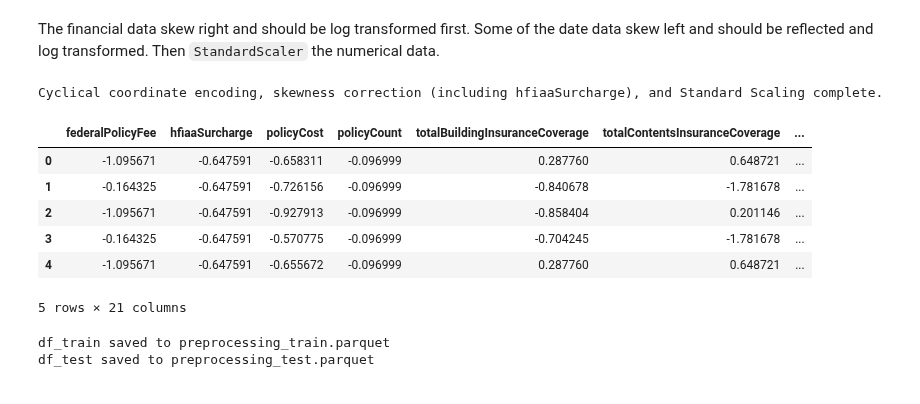
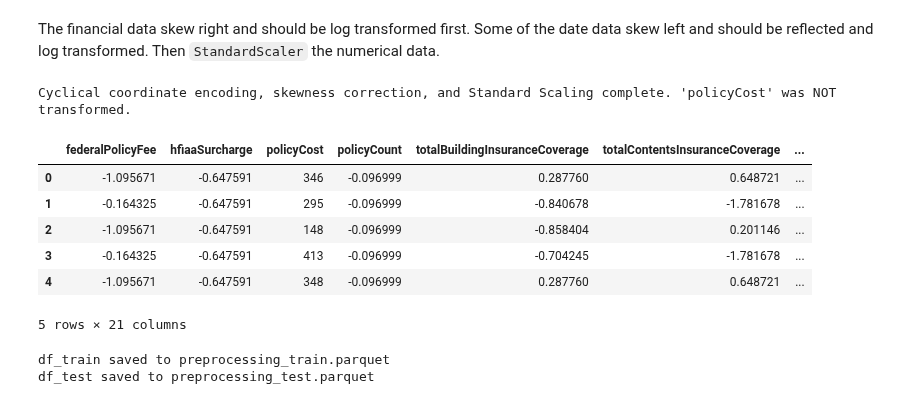
Before and after one commit to robertwzhou/Capstone2_FEMA_NFIPD, a Jupyter notebook: preprocessing.ipynb, the cells around one changed output. Drawn from its saved outputs; the diff is of its cells as text; code cells hidden in the pictures.

Commit message:
Stopped transforming policyCost, dropped policyCost components to avoid multicollinearity

```diff
--- a/preprocessing.ipynb
+++ b/preprocessing.ipynb
@@ -193,10 +193,10 @@ df_train = encode_coordinates(df_train)
 df_test = encode_coordinates(df_test)
 
 # 2. Define columns for skewness transformation
+# Removed 'policyCost' from here so it is not log transformed
 right_skew_cols = [
     'federalPolicyFee',
     'hfiaaSurcharge',
-    'policyCost',
     'policyCount',
     'totalBuildingInsuranceCoverage',
     'totalContentsInsuranceCoverage',
@@ -207,41 +207,44 @@ right_skew_cols = [
 left_skew_cols = [
     'originalConstructionDate',
     'originalNBDate'
 ]
 
 # Handle Right Skew
 for col in right_skew_cols:
     min_val = min(df_train[col].min(), df_test[col].min())
     if min_val < 0:
         shift = abs(min_val)
         df_train[col] = df_train[col] + shift
         df_test[col] = df_test[col] + shift
     df_train[col] = np.log1p(df_train[col])
     df_test[col] = np.log1p(df_test[col])
 
 # Handle Left Skew (Reflect and Log)
 for col in left_skew_cols:
     max_val = max(df_train[col].max(), df_test[col].max())
     df_train[col] = np.log1p((max_val + 1) - df_train[col])
     df_test[col] = np.log1p((max_val + 1) - df_test[col])
 
-# 3. StandardScaler all numerical data
+# 3. StandardScaler all numerical data EXCEPT policyCost
 numerical_cols = df_train.select_dtypes(include=['number']).columns.tolist()
+if 'policyCost' in numerical_cols:
+    numerical_cols.remove('policyCost')
+
 scaler = StandardScaler()
 
 df_train[numerical_cols] = scaler.fit_transform(df_train[numerical_cols])
 df_test[numerical_cols] = scaler.transform(df_test[numerical_cols])
 
-print("Cyclical coordinate encoding, skewness correction (including hfiaaSurcharge), and Standard Scaling complete.")
+print("Cyclical coordinate encoding, skewness correction, and Standard Scaling complete. 'policyCost' was NOT transformed.")
 display(df_train.head())
 # %% [output]
-Cyclical coordinate encoding, skewness correction (including hfiaaSurcharge), and Standard Scaling complete.
+Cyclical coordinate encoding, skewness correction, and Standard Scaling complete. 'policyCost' was NOT transformed.
 |  | federalPolicyFee | hfiaaSurcharge | policyCost | policyCount | totalBuildingInsuranceCoverage | totalContentsInsuranceCoverage | ... |
-| 0 | -1.095671 | -0.647591 | -0.658311 | -0.096999 | 0.287760 | 0.648721 | ... |
-| 1 | -0.164325 | -0.647591 | -0.726156 | -0.096999 | -0.840678 | -1.781678 | ... |
-| 2 | -1.095671 | -0.647591 | -0.927913 | -0.096999 | -0.858404 | 0.201146 | ... |
-| 3 | -0.164325 | -0.647591 | -0.570775 | -0.096999 | -0.704245 | -1.781678 | ... |
-| 4 | -1.095671 | -0.647591 | -0.655672 | -0.096999 | 0.287760 | 0.648721 | ... |
+| 0 | -1.095671 | -0.647591 | 346 | -0.096999 | 0.287760 | 0.648721 | ... |
+| 1 | -0.164325 | -0.647591 | 295 | -0.096999 | -0.840678 | -1.781678 | ... |
+| 2 | -1.095671 | -0.647591 | 148 | -0.096999 | -0.858404 | 0.201146 | ... |
+| 3 | -0.164325 | -0.647591 | 413 | -0.096999 | -0.704245 | -1.781678 | ... |
+| 4 | -1.095671 | -0.647591 | 348 | -0.096999 | 0.287760 | 0.648721 | ... |
 5 rows × 21 columns
 # %%
 df_train.to_parquet('preprocessing_train.parquet', index=False)
```
Also changed, not shown: 3 other files.
